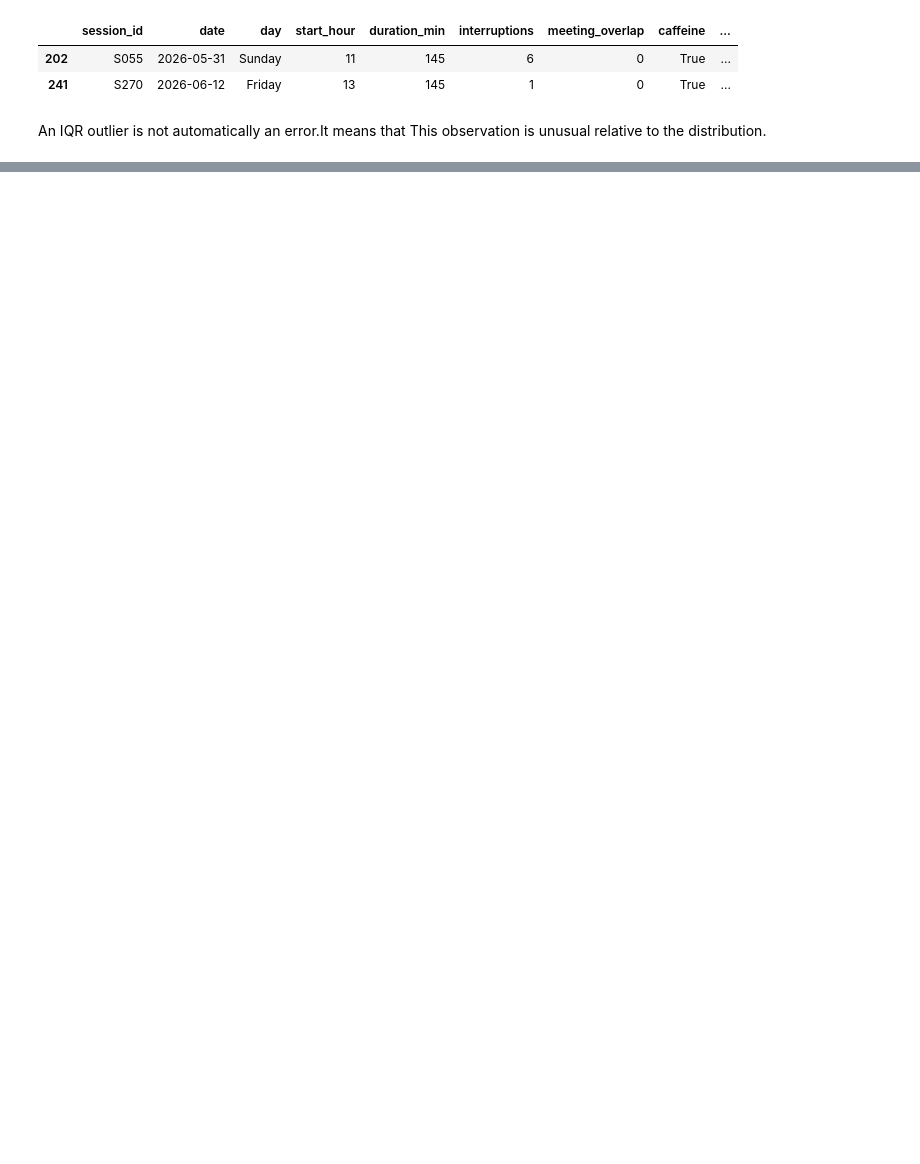
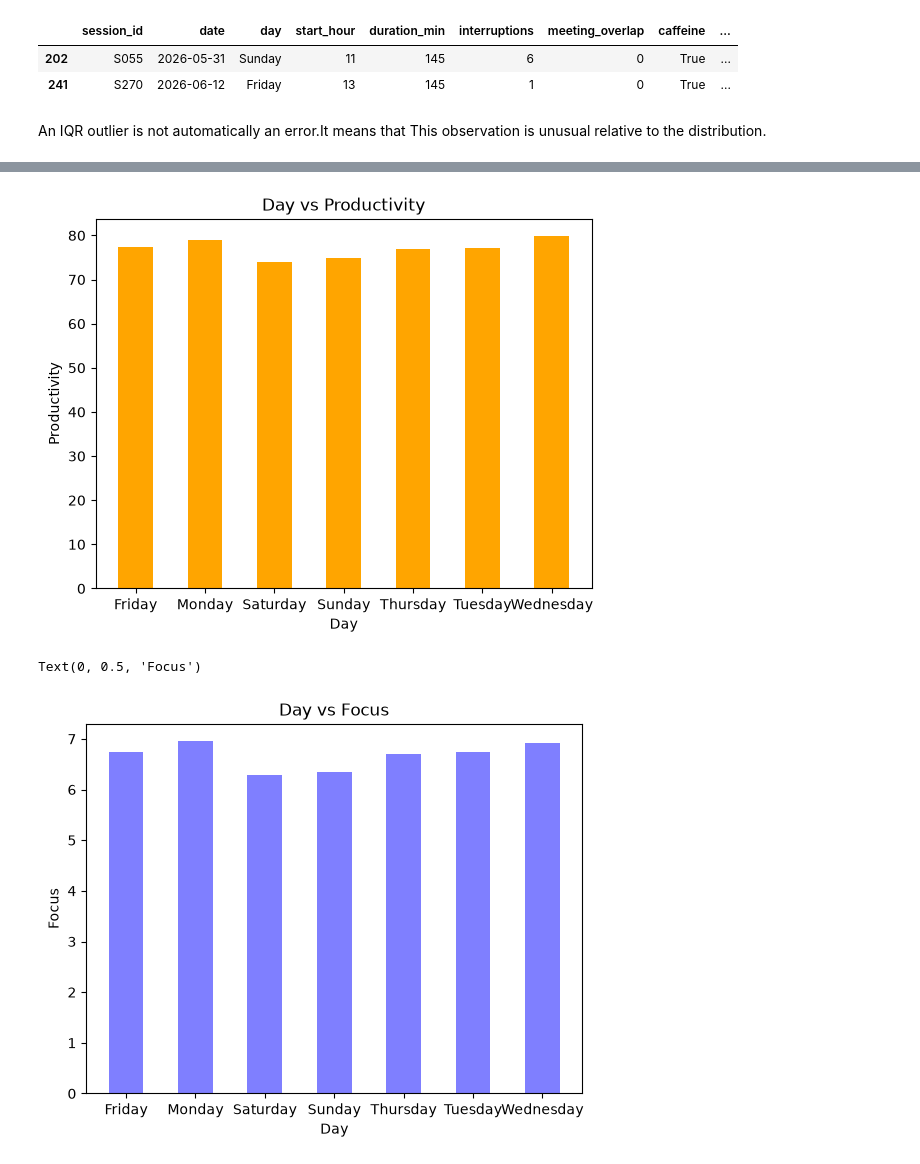
Before and after one commit to Amizaa/Developer-Productivity-Analytics, a Jupyter notebook: stat-project.ipynb, the cells around one changed output, grey strips where cells are left out. Saved outputs shown, nothing was run; the diff lists cells and outputs as text; code cells hidden in the pictures; blank space fills up the shorter version.

```diff
--- a/stat-project.ipynb
+++ b/stat-project.ipynb
@@ -279,0 +279,28 @@ Name: productivity, dtype: float64
+# %%
+#the relation between day and productivity and focus
+day_productivity = df.groupby("day")["productivity"].mean()
+
+day_levels = day_productivity.index.to_numpy()
+productivity_means = day_productivity.values
+
+
+plt.bar(day_levels, productivity_means, color="orange", width=0.5)
+
+
+plt.title("Day vs Productivity")
+plt.xlabel("Day")
+plt.ylabel("Productivity")
+
+plt.show()
+
+day_focus = df.groupby("day")["focus"].mean()
+focus_means = day_focus.values
+
+plt.bar(day_levels, focus_means, color="blue", width=0.5, alpha=0.5)
+plt.title("Day vs Focus")
+plt.xlabel("Day")
+plt.ylabel("Focus")
+# %% [output]
+[figure, added]
+Text(0, 0.5, 'Focus')
+[figure, added]
```
Also changed, not shown: parts of 12 cells of this notebook.
